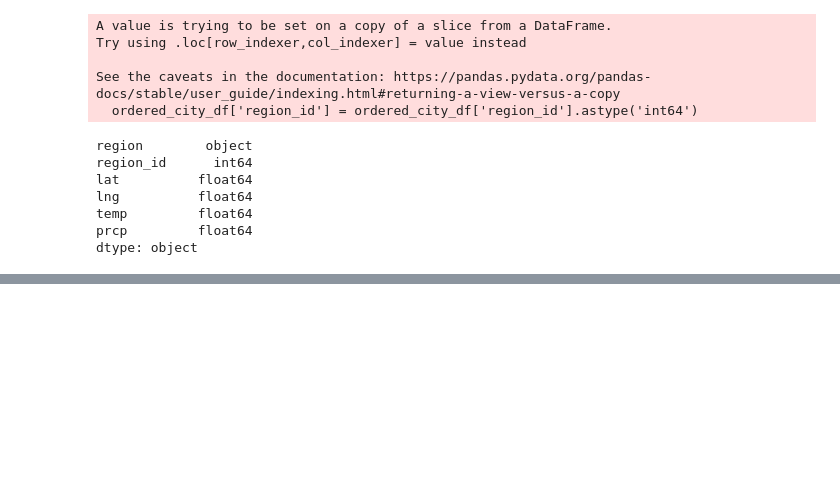
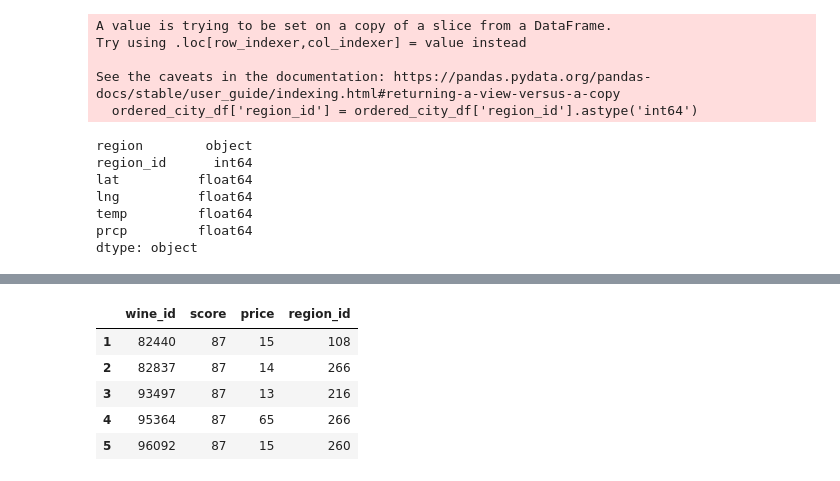
Before and after one commit to riaair011/project3, a Jupyter notebook: transformation_notebook.ipynb, the cells around one changed output, grey strips where cells are left out. Saved outputs shown, nothing was run; the diff lists cells and outputs as text; code cells hidden in the pictures; blank space fills up the shorter version.

```diff
--- a/transformation_notebook.ipynb
+++ b/transformation_notebook.ipynb
@@ -285,0 +296,17 @@ ordered_wine_df.to_csv('Resources/WineData_cleaned.csv', index=False)
+# %%
+price_chart = {
+    'wine_id': ordered_wine_df['wine_id'],
+    'score': ordered_wine_df['score'],
+    'price': ordered_wine_df['price'],
+    'region_id': ordered_wine_df['region_id']}
+
+price_df = pd.DataFrame(price_chart)
+# %%
+price_df.head()
+# %% [output]
+|  | wine_id | score | price | region_id |
+| 1 | 82440 | 87 | 15 | 108 |
+| 2 | 82837 | 87 | 14 | 266 |
+| 3 | 93497 | 87 | 13 | 216 |
+| 4 | 95364 | 87 | 65 | 266 |
+| 5 | 96092 | 87 | 15 | 260 |
```
Also changed, not shown: parts of 9 cells of this notebook.
